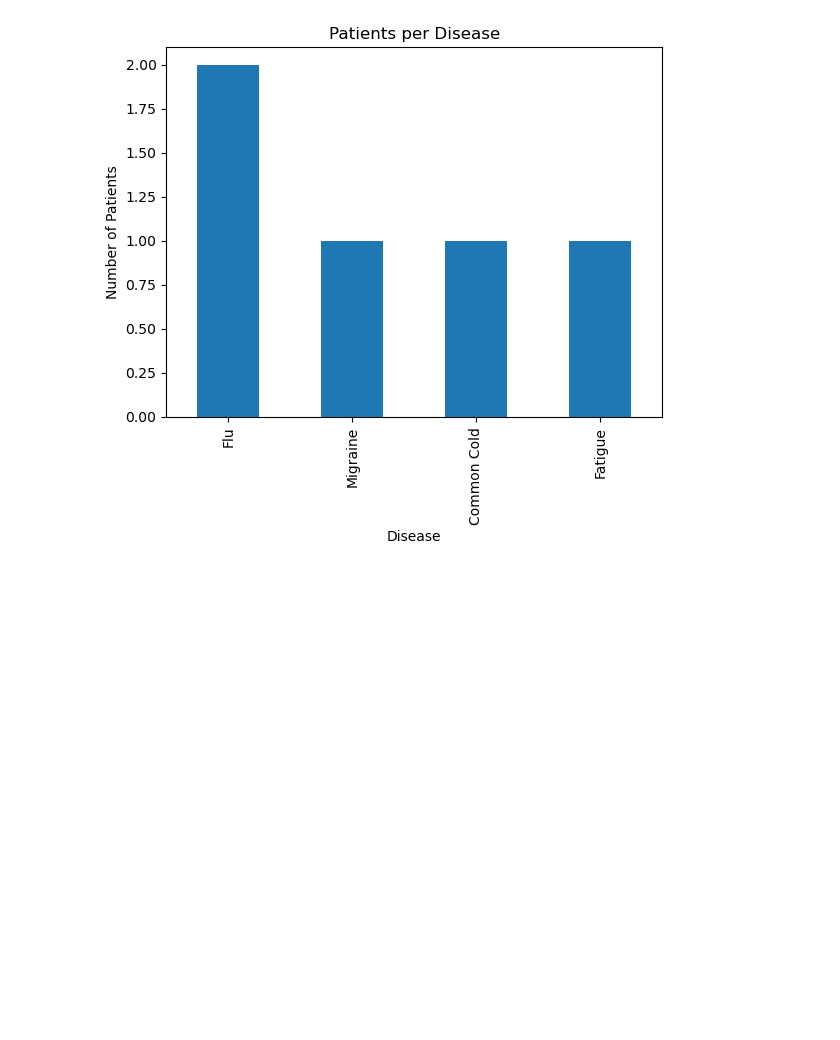
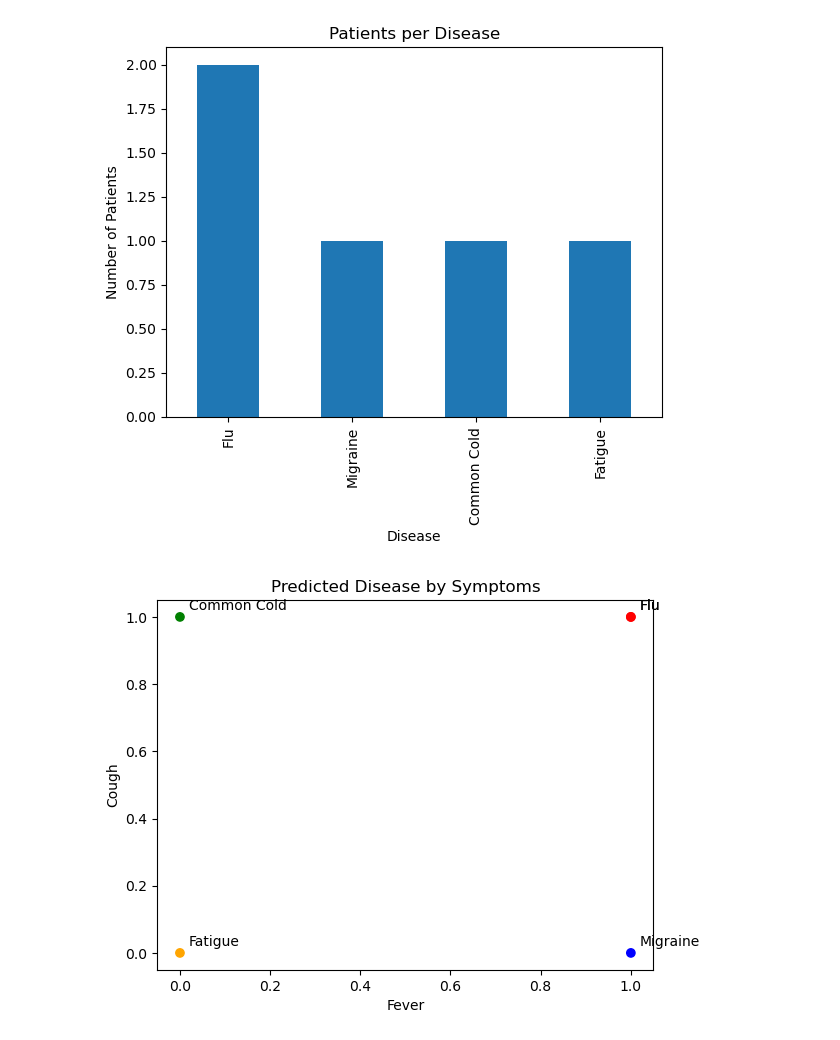
Before and after one commit to Bhanu-KC/Naive-Bayes-House-Prices-DataSets, a Jupyter notebook: Jupyter_Class.ipynb, the cells around one changed output. Drawn from its saved outputs; the diff is of its cells as text; code cells hidden in the pictures; blank space fills up the shorter version.

Commit message:
Predicted Scatter Plot

```diff
--- a/Jupyter_Class.ipynb
+++ b/Jupyter_Class.ipynb
@@ -38,3 +38,16 @@ plt.title("Patients per Disease")
 plt.show()
 # %% [output]
 [figure]
+# %%
+df["Predicted"] = model.predict(Symp)
+colors = {'Flu':'red','Migraine':'blue','Common Cold':'green','Fatigue':'orange'}
+plt.scatter(df["Fever"],df["Cough"], c =df["Predicted"].map(colors) )
+for i, txt in enumerate(df['Predicted']):
+    plt.annotate(txt, (df['Fever'][i]+0.02, df['Cough'][i]+0.02))
+
+plt.xlabel("Fever")
+plt.ylabel("Cough")
+plt.title("Predicted Disease by Symptoms")
+plt.show()
+# %% [output]
+[figure, added]
```
